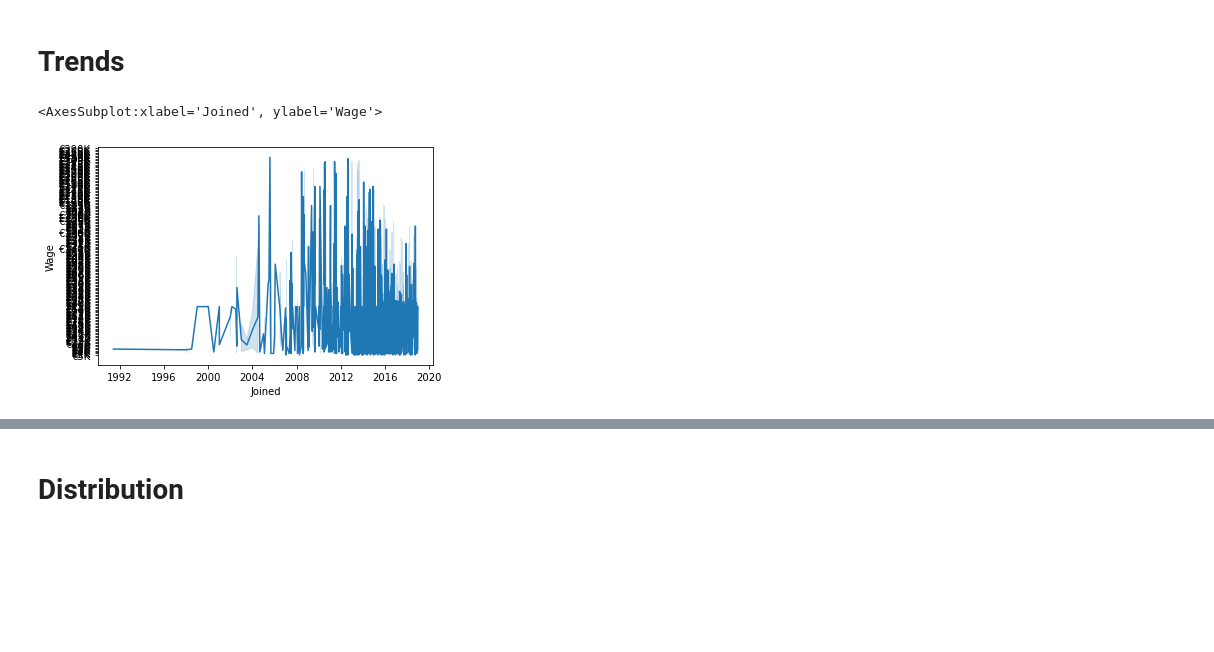
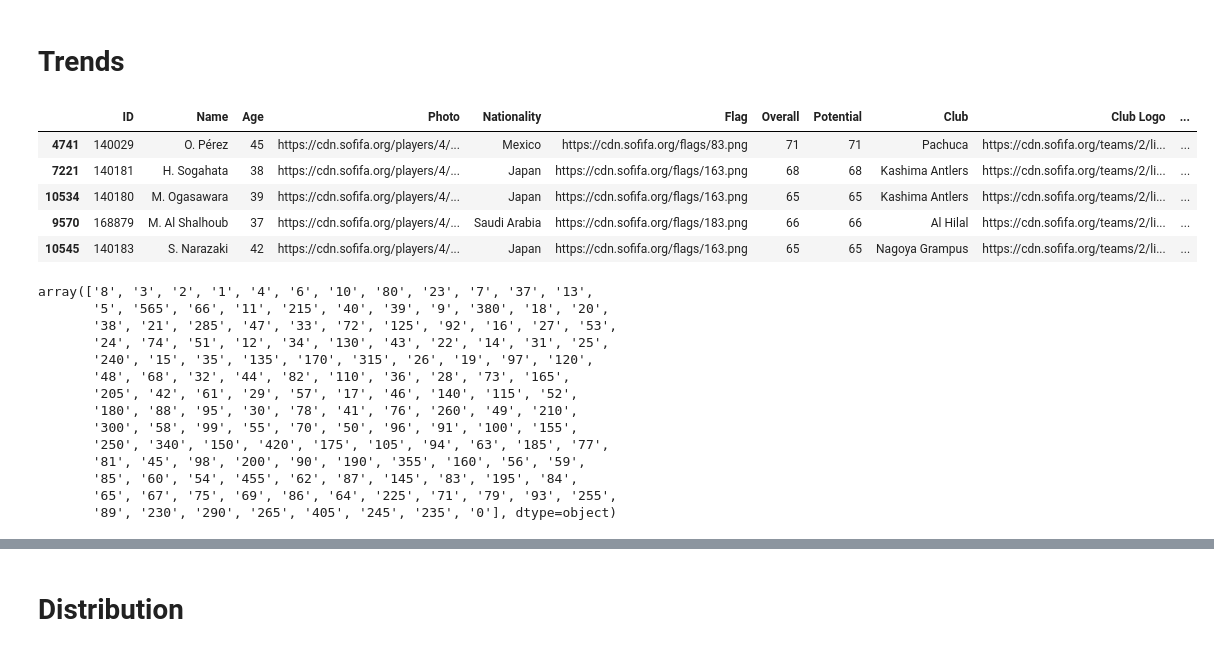
Before and after one commit to Agustin-Ber/Capacitacion-Python, a Jupyter notebook: Graficos/Visualizacion.ipynb, the cells around one changed output, grey strips where cells are left out. Cells and saved outputs as stored; diff of their text form; code cells hidden in the pictures; blank space fills up the shorter version.

```diff
--- a/Graficos/Visualizacion.ipynb
+++ b/Graficos/Visualizacion.ipynb
@@ -53,5 +52,28 @@ salarios = df['Wage']
-# %%
-sns.lineplot(fechas,salarios)
-# %% [output]
-<AxesSubplot:xlabel='Joined', ylabel='Wage'>
-[figure, removed]
+# %%
+df['Joined'] = pd.to_datetime(df['Joined'])
+df = df.sort_values(by = 'Joined')
+df.head()
+# %% [output]
+|  | ID | Name | Age | Photo | Nationality | Flag | Overall | Potential | Club | Club Logo | ... |
+| 4741 | 140029 | O. Pérez | 45 | https://cdn.sofifa.org/players/4/... | Mexico | https://cdn.sofifa.org/flags/83.png | 71 | 71 | Pachuca | https://cdn.sofifa.org/teams/2/li... | ... |
+| 7221 | 140181 | H. Sogahata | 38 | https://cdn.sofifa.org/players/4/... | Japan | https://cdn.sofifa.org/flags/163.png | 68 | 68 | Kashima Antlers | https://cdn.sofifa.org/teams/2/li... | ... |
+| 10534 | 140180 | M. Ogasawara | 39 | https://cdn.sofifa.org/players/4/... | Japan | https://cdn.sofifa.org/flags/163.png | 65 | 65 | Kashima Antlers | https://cdn.sofifa.org/teams/2/li... | ... |
+| 9570 | 168879 | M. Al Shalhoub | 37 | https://cdn.sofifa.org/players/4/... | Saudi Arabia | https://cdn.sofifa.org/flags/183.png | 66 | 66 | Al Hilal | https://cdn.sofifa.org/teams/2/li... | ... |
+| 10545 | 140183 | S. Narazaki | 42 | https://cdn.sofifa.org/players/4/... | Japan | https://cdn.sofifa.org/flags/163.png | 65 | 65 | Nagoya Grampus | https://cdn.sofifa.org/teams/2/li... | ... |
+# %%
+df.Wage.unique()
+# %% [output]
+array(['8', '3', '2', '1', '4', '6', '10', '80', '23', '7', '37', '13',
+       '5', '565', '66', '11', '215', '40', '39', '9', '380', '18', '20',
+       '38', '21', '285', '47', '33', '72', '125', '92', '16', '27', '53',
+       '24', '74', '51', '12', '34', '130', '43', '22', '14', '31', '25',
+       '240', '15', '35', '135', '170', '315', '26', '19', '97', '120',
+       '48', '68', '32', '44', '82', '110', '36', '28', '73', '165',
+       '205', '42', '61', '29', '57', '17', '46', '140', '115', '52',
+       '180', '88', '95', '30', '78', '41', '76', '260', '49', '210',
+       '300', '58', '99', '55', '70', '50', '96', '91', '100', '155',
+       '250', '340', '150', '420', '175', '105', '94', '63', '185', '77',
+       '81', '45', '98', '200', '90', '190', '355', '160', '56', '59',
+       '85', '60', '54', '455', '62', '87', '145', '83', '195', '84',
+       '65', '67', '75', '69', '86', '64', '225', '71', '79', '93', '255',
+       '89', '230', '290', '265', '405', '245', '235', '0'], dtype=object)
```
Also changed, not shown: parts of 23 cells of this notebook.
